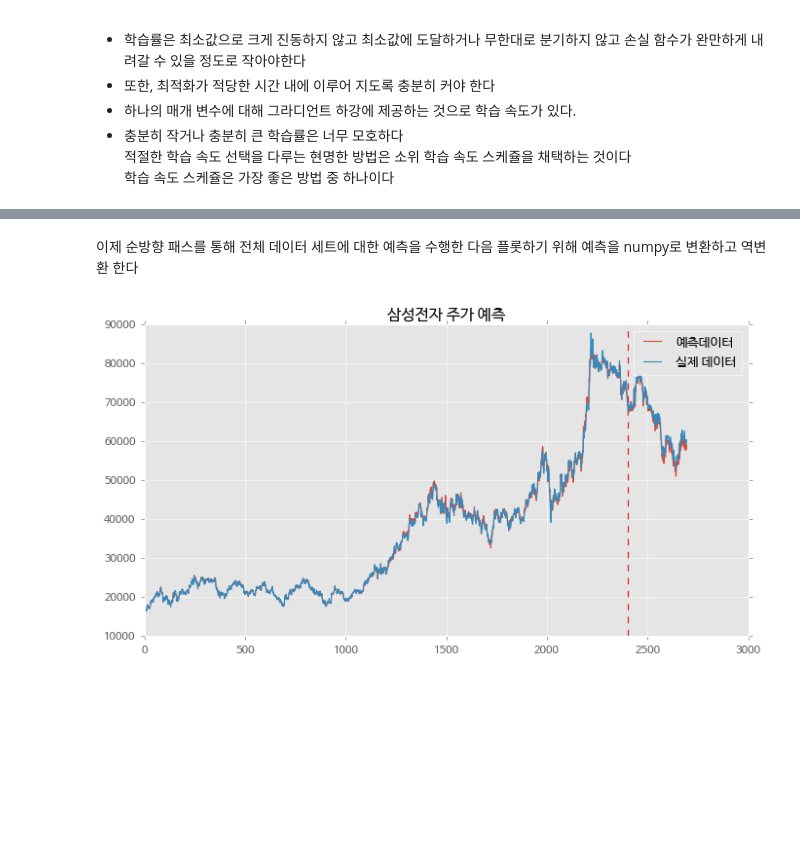
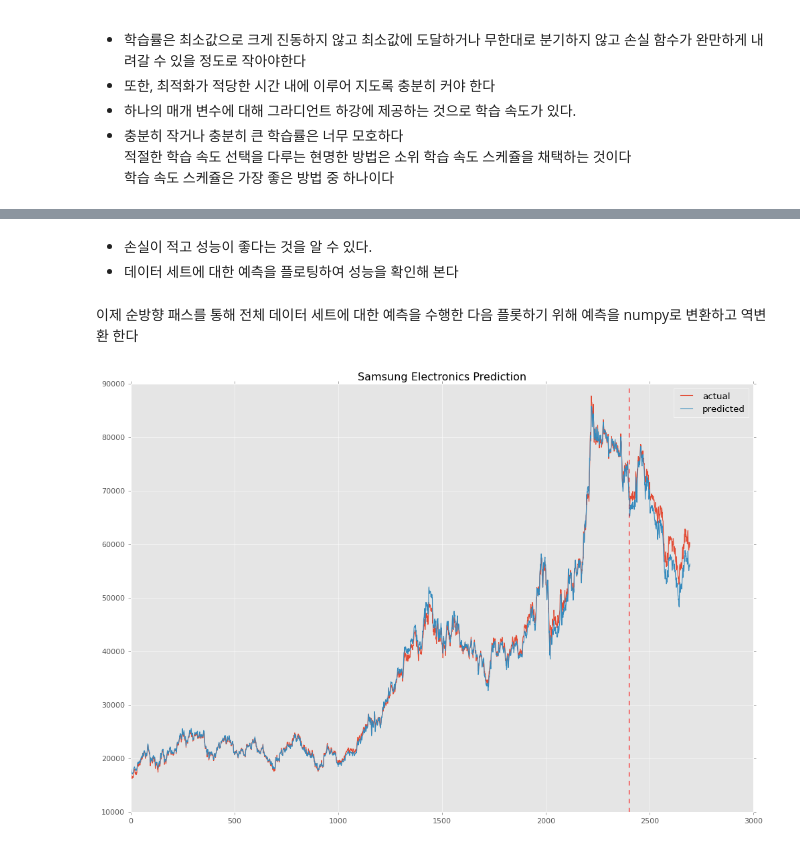
Before and after one commit to callor/Callor-DeepLearning-2022, a Jupyter notebook: 삼성전자주가예측.ipynb, the cells around one changed output, grey strips where cells are left out. Saved outputs shown, nothing was run; the diff lists cells and outputs as text; code cells hidden in the pictures; blank space fills up the shorter version.

```diff
--- a/삼성전자주가예측.ipynb
+++ b/삼성전자주가예측.ipynb
@@ -452,6 +434,6 @@ num_classes = 1
 # %%
 # 위에서 선언한 LSTM 클래스를  사용하여 LSTM 모델 생성
-lstm1 = LSTM1(num_classes, input_size, hidden_size, num_layers, X_train_tensors_final.shape[1])
+lstm1 = LSTM1(num_classes, input_size, hidden_size, num_layers, input_train_tensors_final.shape[1])
 
 # 회귀에 대한 평균 제곱 오차 계산
 # 입력의 각 요소 사이의 평균 제곱 오차 (제곱 L2 표준)를 측정하는 기준을 생성
@@ -463,6 +445,8 @@ criterion = torch.nn.MSELoss()
 # 여기에서는 Adam을 적용하였다.
 optimizer = torch.optim.Adam(lstm1.parameters(), lr=learning_rate)
 
+# lstm 모델 확인
+print(lstm1)
 # Adam 옵티마이져의 결과를 출력 확인한다
 print(optimizer)
 # %% [output]
@@ -515,38 +507,40 @@ Epoch: 900, loss: 0.00004
+# %% [markdown]
+- 손실이 적고 성능이 좋다는 것을 알 수 있다.
+- 데이터 세트에 대한 예측을 플로팅하여 성능을 확인해 본다
 # %%
-# 손실이 적고 성능이 좋다는 것을 알 수 있다.
-# 데이터 세트에 대한 예측을 플로팅하여 성능을 확인하겠습니다.
-
-
 # 전체 데이터 세트에 대한 예측을 수행하기 전에
 # 원본 데이터 세트를 모델에 적합한 형식으로 가져온다
-df_X_ss = ss.transform(df.iloc[:, :-1])
-df_y_mm = mm.transform(df.iloc[:, -2:-1])
+df_input_data = standard_scaler.transform(data_file.iloc[:, :-1])
+df_actual_data = minMax_scaler.transform(data_file.iloc[:, -2:-1])
 
-# converting to Tensors
-df_X_ss = Variable(torch.Tensor(df_X_ss))
-df_y_mm = Variable(torch.Tensor(df_y_mm))
+# Tensors 데이터로 변환
+df_input_data = Variable(torch.Tensor(df_input_data))
+df_actual_data = Variable(torch.Tensor(df_actual_data))
 
 # reshaping the dataset
-df_X_ss = torch.reshape(df_X_ss, (df_X_ss.shape[0], 1, df_X_ss.shape[1]))
+df_input_data = torch.reshape(df_input_data, (df_input_data.shape[0], 1, df_input_data.shape[1]))
 # %% [markdown]
 이제 순방향 패스를 통해 전체 데이터 세트에 대한 예측을 수행한 다음 플롯하기 위해 예측을 numpy로 변환하고 역변환 한다
 # %%
-train_predict = lstm1(df_X_ss)#forward pass
-data_predict = train_predict.data.numpy() #numpy conversion
-data_predict = mm.inverse_transform(data_predict) #reverse transformation
 
-dataY_plot = df_y_mm.data.numpy()
-dataY_plot = mm.inverse_transform(dataY_plot)
+# 학습된 모델을 통하여 예측 데이터를 만든다
+# 데이터를 plot 하기 위한 데이터로 변환
+train_predict_data = lstm1(df_input_data)
+train_predict_data = train_predict_data.data.numpy() #numpy conversion
+train_predict_data = minMax_scaler.inverse_transform(train_predict_data) #reverse transformation
 
-plt.figure(figsize=(10,5)) #plotting
+# 실제 데이터를 plot 하기 위한 데이터로 만든다
+actual_data = df_actual_data.data.numpy()
+actual_data = minMax_scaler.inverse_transform(actual_data)
+
+plt.figure(figsize=(15,10)) #plotting
 plt.axvline(x=2400, c='r', linestyle='--') #size of the training set
 
-plt.plot(data_predict, label='예측데이터') #predicted plot
-plt.plot(dataY_plot, label='실제 데이터') #actual plot
+plt.plot(actual_data, label='actual') #actual plot
+plt.plot(train_predict_data, label='predicted') #predicted plot
 
-plt.title('삼성전자 주가 예측')
+plt.title('Samsung Electronics Prediction')
 plt.legend()
 plt.show()
-# 더 작은 데이터 세트를 사용함에도 불구하고 모델이 꽤 잘 수행되고 있음을 알 수 있습니다
 # %% [output]
-[figure, old version]
+[figure, new version]
```
Also changed, not shown: parts of 15 cells of this notebook.
